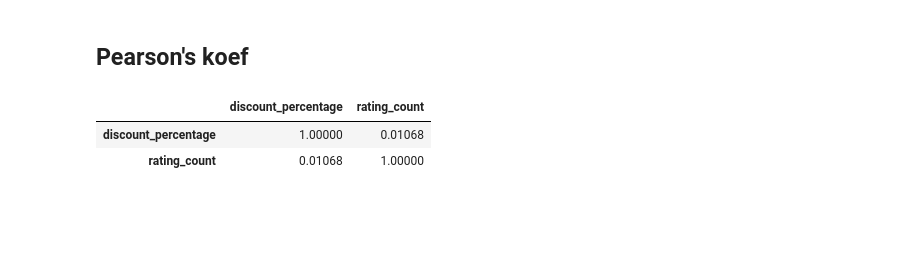
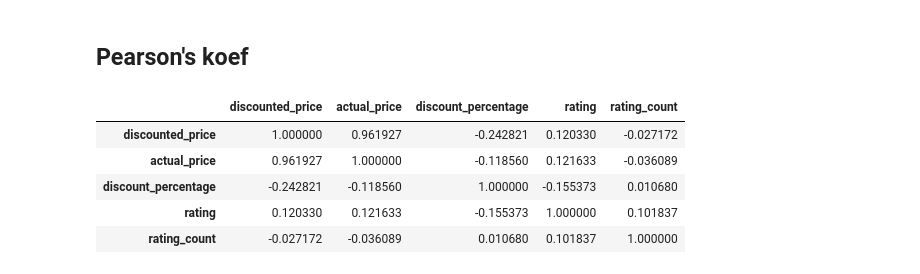
Before and after one commit to JavaConterry/SpecProg-DS-DA, a Jupyter notebook: Course Project/Amazon Sales Analysis.ipynb, the cells around one changed output. Saved outputs shown, nothing was run; the diff lists cells and outputs as text; code cells hidden in the pictures; blank space fills up the shorter version.

```diff
--- a/Course Project/Amazon Sales Analysis.ipynb
+++ b/Course Project/Amazon Sales Analysis.ipynb
@@ -134,13 +134,18 @@ def standart_diviation(df_col):
 def standartise(df_column):
     return (df_column-mean(df_column)) / standart_diviation(df_column)
 
-num_df['discounted_price'] = standartise(num_df['discounted_price'])
-num_df['actual_price'] = standartise(num_df['actual_price'])
-num_df['rating'] = standartise(num_df['rating'])
-num_df['discount_percentage'] = standartise(num_df['discount_percentage'])
-num_df['rating_count'] = standartise(num_df['rating_count'])
+std_num_df = num_df.copy()
+std_num_df ['discounted_price'] = standartise(num_df['discounted_price'])
+std_num_df ['actual_price'] = standartise(num_df['actual_price'])
+std_num_df ['rating'] = standartise(num_df['rating'])
+std_num_df ['discount_percentage'] = standartise(num_df['discount_percentage'])
+std_num_df ['rating_count'] = standartise(num_df['rating_count'])
 
 print(num_df.mean())
 print(num_df.std())
 print(num_df.var())
+print("===============================================================")
+print(std_num_df.mean())
+print(std_num_df.std())
+print(std_num_df.var())
 # %% [output]
@@ -206,8 +228,11 @@ sns.histplot(num_df)
 # %% [markdown]
 ## Pearson's koef
 # %%
-num_df[['discount_percentage', 'rating_count']].corr(method='pearson')
+num_df.corr(method='pearson')
 # %% [output]
-|  | discount_percentage | rating_count |
-| discount_percentage | 1.00000 | 0.01068 |
-| rating_count | 0.01068 | 1.00000 |
+|  | discounted_price | actual_price | discount_percentage | rating | rating_count |
+| discounted_price | 1.000000 | 0.961927 | -0.242821 | 0.120330 | -0.027172 |
+| actual_price | 0.961927 | 1.000000 | -0.118560 | 0.121633 | -0.036089 |
+| discount_percentage | -0.242821 | -0.118560 | 1.000000 | -0.155373 | 0.010680 |
+| rating | 0.120330 | 0.121633 | -0.155373 | 1.000000 | 0.101837 |
+| rating_count | -0.027172 | -0.036089 | 0.010680 | 0.101837 | 1.000000 |
```
Also changed, not shown: parts of 16 cells of this notebook.
